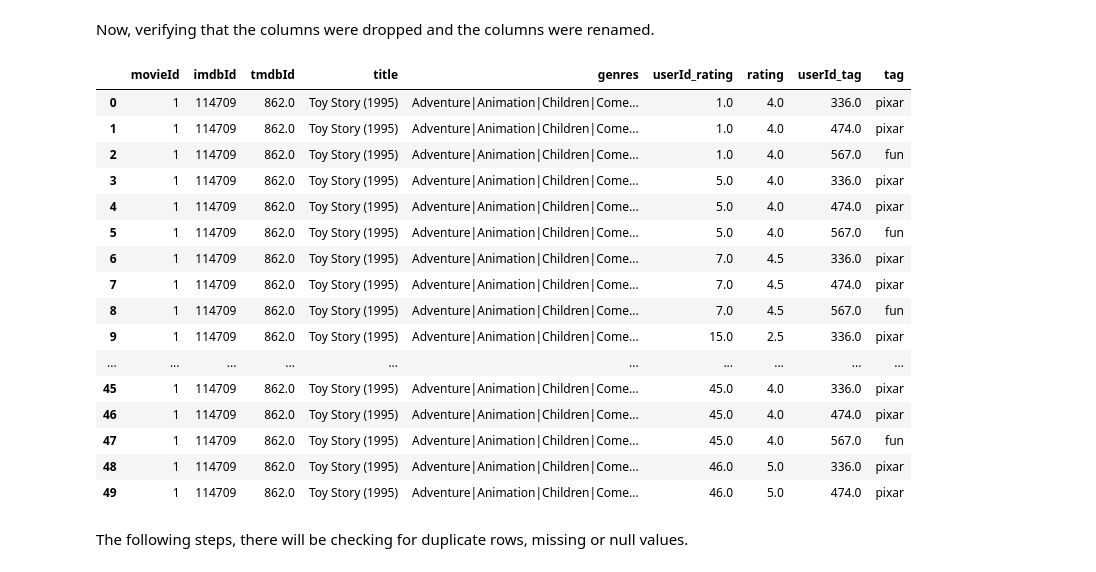
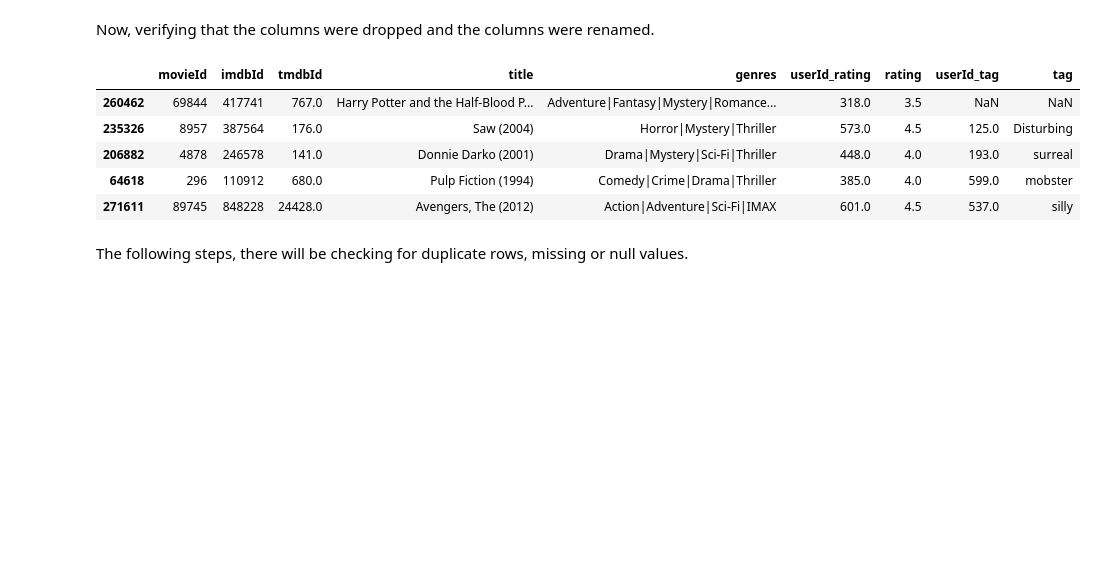
Before and after one commit to keshleem/dx699-summerai-homework2, a Jupyter notebook: OMDS-ModB2-Week2-Martin-Keshia-Lee.ipynb, the cells around one changed output. Saved outputs shown, nothing was run; the diff lists cells and outputs as text; code cells hidden in the pictures; blank space fills up the shorter version.

```diff
--- a/OMDS-ModB2-Week2-Martin-Keshia-Lee.ipynb
+++ b/OMDS-ModB2-Week2-Martin-Keshia-Lee.ipynb
@@ -178,25 +178,14 @@ df_merge_movies = df_merge_movies.rename(columns={'userId_y':'userId_tag'})
 # %% [markdown]
 Now, verifying that the columns were dropped and the columns were renamed.
 # %%
-df_merge_movies.head(50)
+df_merge_movies.sample(5)
 # %% [output]
 |  | movieId | imdbId | tmdbId | title | genres | userId_rating | rating | userId_tag | tag |
-| 0 | 1 | 114709 | 862.0 | Toy Story (1995) | Adventure|Animation|Children|Come... | 1.0 | 4.0 | 336.0 | pixar |
-| 1 | 1 | 114709 | 862.0 | Toy Story (1995) | Adventure|Animation|Children|Come... | 1.0 | 4.0 | 474.0 | pixar |
-| 2 | 1 | 114709 | 862.0 | Toy Story (1995) | Adventure|Animation|Children|Come... | 1.0 | 4.0 | 567.0 | fun |
-| 3 | 1 | 114709 | 862.0 | Toy Story (1995) | Adventure|Animation|Children|Come... | 5.0 | 4.0 | 336.0 | pixar |
-| 4 | 1 | 114709 | 862.0 | Toy Story (1995) | Adventure|Animation|Children|Come... | 5.0 | 4.0 | 474.0 | pixar |
-| 5 | 1 | 114709 | 862.0 | Toy Story (1995) | Adventure|Animation|Children|Come... | 5.0 | 4.0 | 567.0 | fun |
-| 6 | 1 | 114709 | 862.0 | Toy Story (1995) | Adventure|Animation|Children|Come... | 7.0 | 4.5 | 336.0 | pixar |
-| 7 | 1 | 114709 | 862.0 | Toy Story (1995) | Adventure|Animation|Children|Come... | 7.0 | 4.5 | 474.0 | pixar |
-| 8 | 1 | 114709 | 862.0 | Toy Story (1995) | Adventure|Animation|Children|Come... | 7.0 | 4.5 | 567.0 | fun |
-| 9 | 1 | 114709 | 862.0 | Toy Story (1995) | Adventure|Animation|Children|Come... | 15.0 | 2.5 | 336.0 | pixar |
-| ... | ... | ... | ... | ... | ... | ... | ... | ... | ... |
-| 45 | 1 | 114709 | 862.0 | Toy Story (1995) | Adventure|Animation|Children|Come... | 45.0 | 4.0 | 336.0 | pixar |
-| 46 | 1 | 114709 | 862.0 | Toy Story (1995) | Adventure|Animation|Children|Come... | 45.0 | 4.0 | 474.0 | pixar |
-| 47 | 1 | 114709 | 862.0 | Toy Story (1995) | Adventure|Animation|Children|Come... | 45.0 | 4.0 | 567.0 | fun |
-| 48 | 1 | 114709 | 862.0 | Toy Story (1995) | Adventure|Animation|Children|Come... | 46.0 | 5.0 | 336.0 | pixar |
-| 49 | 1 | 114709 | 862.0 | Toy Story (1995) | Adventure|Animation|Children|Come... | 46.0 | 5.0 | 474.0 | pixar |
+| 260462 | 69844 | 417741 | 767.0 | Harry Potter and the Half-Blood P... | Adventure|Fantasy|Mystery|Romance... | 318.0 | 3.5 | NaN | NaN |
+| 235326 | 8957 | 387564 | 176.0 | Saw (2004) | Horror|Mystery|Thriller | 573.0 | 4.5 | 125.0 | Disturbing |
+| 206882 | 4878 | 246578 | 141.0 | Donnie Darko (2001) | Drama|Mystery|Sci-Fi|Thriller | 448.0 | 4.0 | 193.0 | surreal |
+| 64618 | 296 | 110912 | 680.0 | Pulp Fiction (1994) | Comedy|Crime|Drama|Thriller | 385.0 | 4.0 | 599.0 | mobster |
+| 271611 | 89745 | 848228 | 24428.0 | Avengers, The (2012) | Action|Adventure|Sci-Fi|IMAX | 601.0 | 4.5 | 537.0 | silly |
 # %% [markdown]
 The following steps, there will be checking for duplicate rows, missing or null values.
 # %%
```
Also changed, not shown: parts of 7 cells of this notebook, 2 other files.
